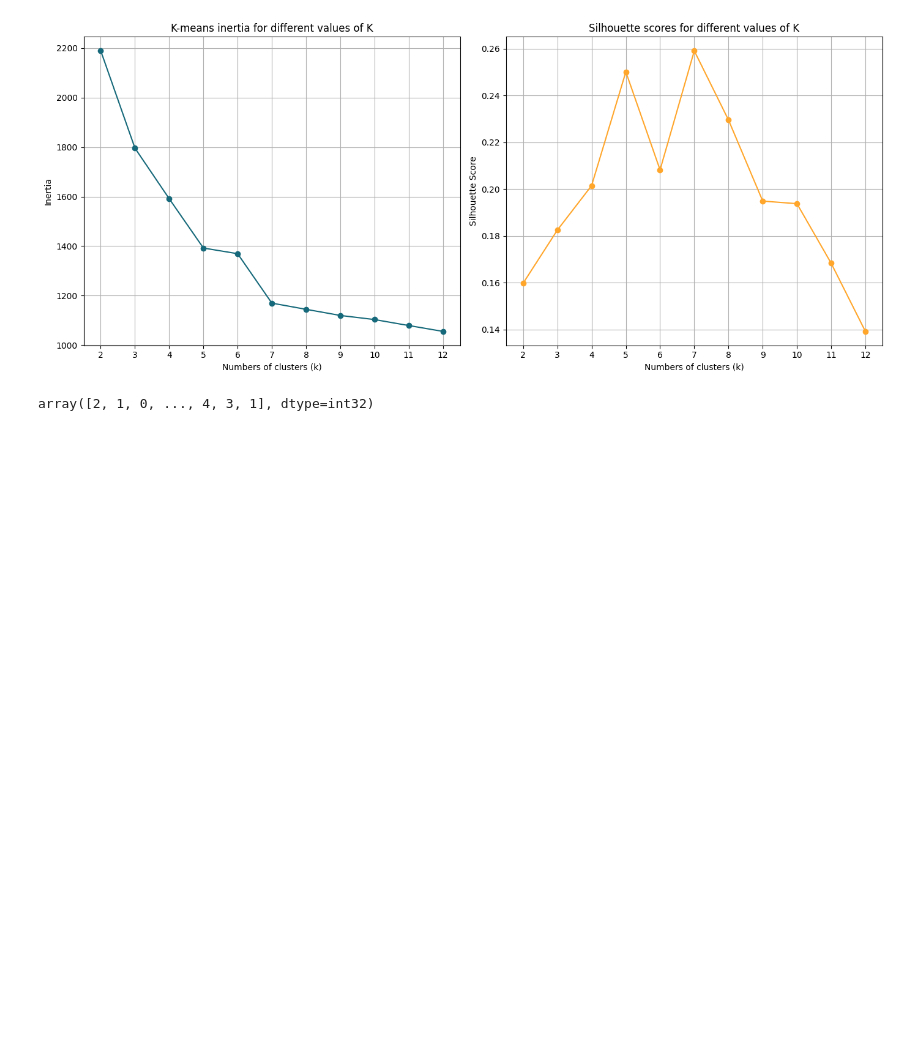
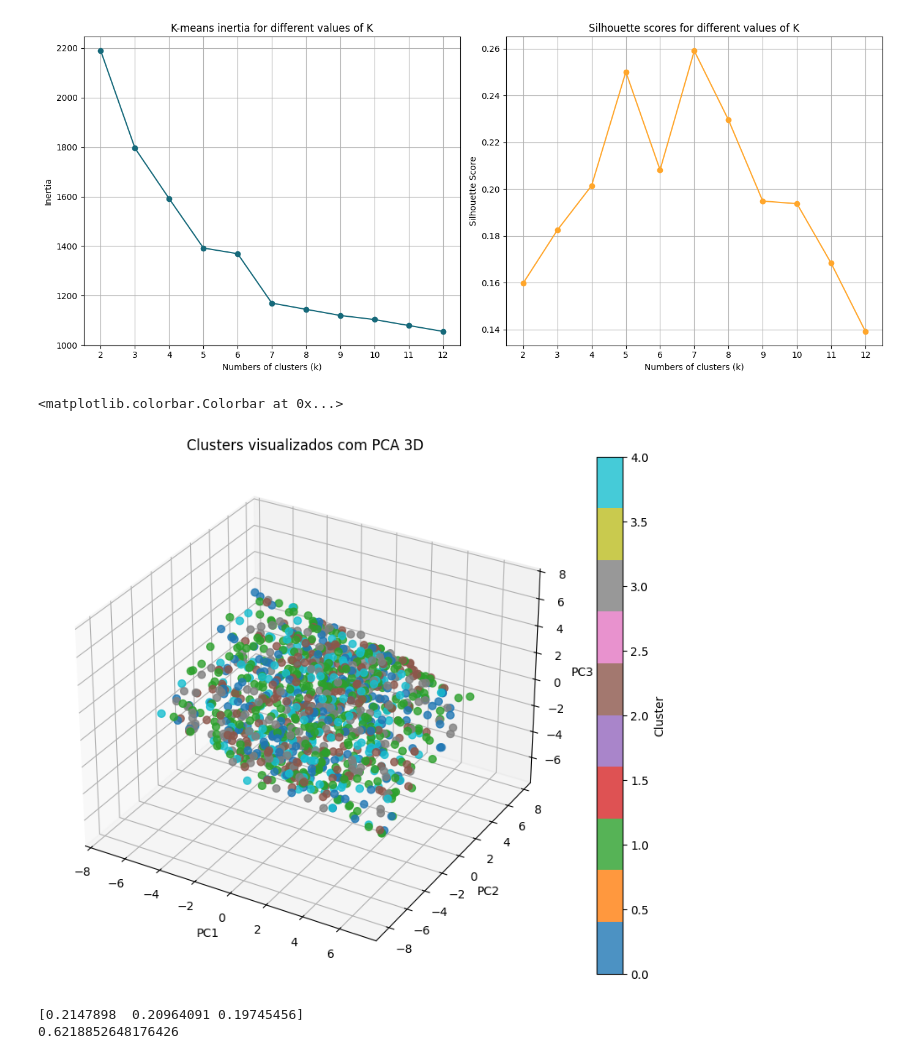
Before and after one commit to Leow14/Social-Media-Impact, a Jupyter notebook: Data analysis/Notebooks/primary_analysis.ipynb, the cells around one changed output. Cells and saved outputs as stored; diff of their text form; code cells hidden in the pictures; blank space fills up the shorter version.

Commit message:
Applying PCA to visualization and performance.

```diff
--- a/Data analysis/Notebooks/primary_analysis.ipynb
+++ b/Data analysis/Notebooks/primary_analysis.ipynb
@@ -728,5 +732,44 @@ plt.show()
 # %% [output]
 [figure]
 # %%
+# Initializing the kmeans
+kmeans = KMeans(n_clusters=5, random_state=42, max_iter=1000)
+
+cluster_labels = kmeans.fit_predict(scaled_df)
+
+cluster_labels
+
+# PCA for performance
+X = clean_df.copy()
+
+pca = PCA(n_components=3)
+X_pca = pca.fit_transform(X)
+
+fig = plt.figure(figsize=(10, 8))
+ax = fig.add_subplot(111, projection='3d')
+
+scatter = ax.scatter(
+    X_pca[:, 0],
+    X_pca[:, 1],
+    X_pca[:, 2],
+    c=cluster_labels,
+    cmap='tab10',
+    s=40,
+    alpha=0.8
+)
+
+ax.set_xlabel('PC1')
+ax.set_ylabel('PC2')
+ax.set_zlabel('PC3')
+ax.set_title('Clusters visualizados com PCA 3D')
+
+plt.colorbar(scatter, label='Cluster')
 # %% [output]
-array([2, 1, 0, ..., 4, 3, 1], dtype=int32)
+<matplotlib.colorbar.Colorbar at 0x...>
+[figure, added]
+# %%
+print(pca.explained_variance_ratio_)
+print(pca.explained_variance_ratio_.sum())
+# %% [output]
+[0.2147898  0.20964091 0.19745456]
+0.6218852648176426
```
Also changed, not shown: parts of 7 cells of this notebook.
